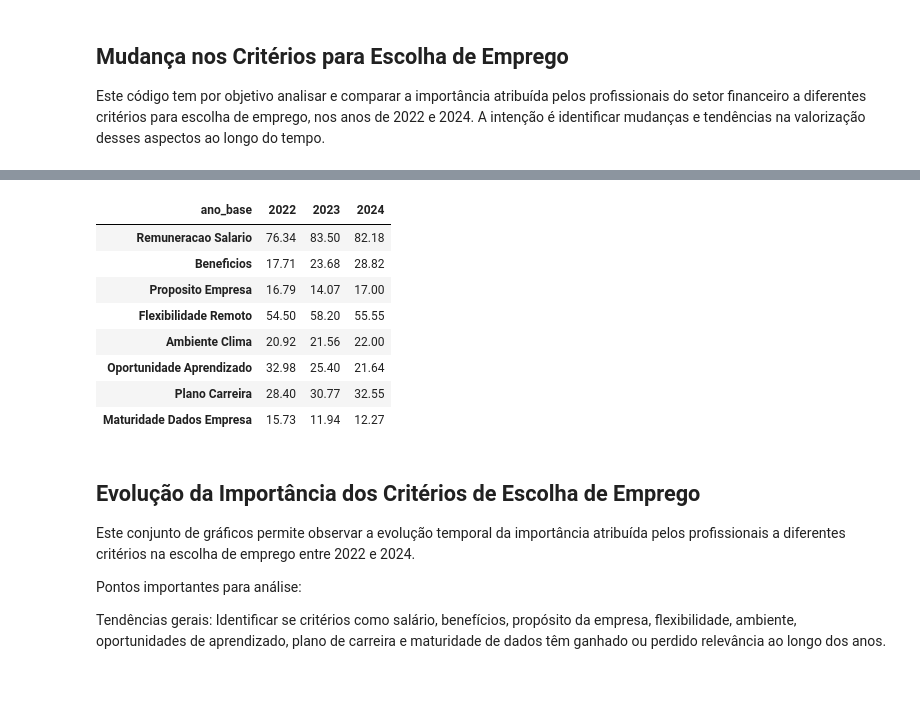
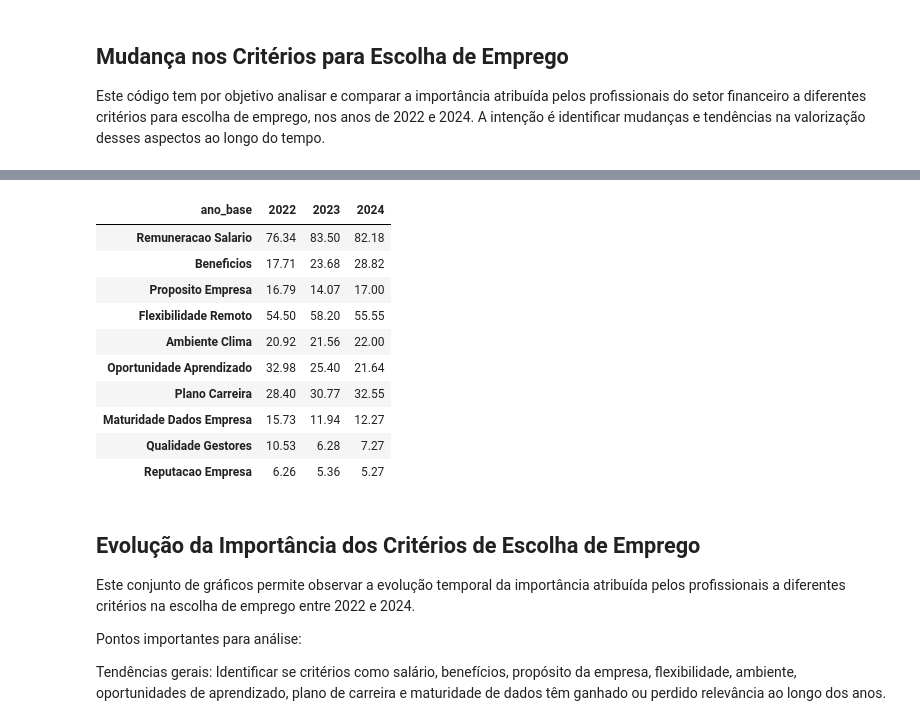
Before and after one commit to ThiagoVenturim/banco-vs-fintech, a Jupyter notebook: src/Cópia_de_EDA.ipynb, the cells around one changed output, grey strips where cells are left out. Saved outputs shown, nothing was run; the diff lists cells and outputs as text; code cells hidden in the pictures; blank space fills up the shorter version.

```diff
--- a/src/Cópia_de_EDA.ipynb
+++ b/src/Cópia_de_EDA.ipynb
@@ -1601,6 +1637,20 @@ fig.show()
 
 Este código tem por objetivo analisar e comparar a importância atribuída pelos profissionais do setor financeiro a diferentes critérios para escolha de emprego, nos anos de 2022 e 2024. A intenção é identificar mudanças e tendências na valorização desses aspectos ao longo do tempo.
 # %%
+# Define the list of columns related to job choice criteria
+critérios_cols = [
+    'criterio_escolha_remuneracao_salario',
+    'criterio_escolha_beneficios',
+    'criterio_escolha_proposito_empresa',
+    'criterio_escolha_flexibilidade_remoto',
+    'criterio_escolha_ambiente_clima',
+    'criterio_escolha_oportunidade_aprendizado',
+    'criterio_escolha_plano_carreira',
+    'criterio_escolha_maturidade_dados_empresa',
+    'criterio_escolha_qualidade_gestores',
+    'criterio_escolha_reputacao_empresa'
+]
+
 # 1. Filtrar dados de 2022, 2023 e 2024
 df_critérios = df_financeiro[df_financeiro['ano_base'].isin([2022, 2023, 2024])]
 
@@ -1638,33 +1688,35 @@ fig.update_layout(
     height=600,
     width=1100,
     margin=dict(l=250) # Aumenta a margem esquerda para os rótulos não serem cortados
 )
 
 # 6. Formatar o texto nas barras e a grade do eixo X
 fig.update_traces(
     texttemplate='%{x:.1f}%', # Formato com uma casa decimal e '%'
     textposition='outside'    # Coloca o texto à direita da barra
 )
 fig.update_xaxes(showgrid=True, gridwidth=1, gridcolor='LightGray')
 
 
 fig.show()
 
 
 
 # 8. Exibir a tabela transposta (como no seu código original)
 display(critérios_summary.T)
 # %% [output]
 [interactive output not drawn]
 | ano_base | 2022 | 2023 | 2024 |
 | Remuneracao Salario | 76.34 | 83.50 | 82.18 |
 | Beneficios | 17.71 | 23.68 | 28.82 |
 | Proposito Empresa | 16.79 | 14.07 | 17.00 |
 | Flexibilidade Remoto | 54.50 | 58.20 | 55.55 |
 | Ambiente Clima | 20.92 | 21.56 | 22.00 |
 | Oportunidade Aprendizado | 32.98 | 25.40 | 21.64 |
 | Plano Carreira | 28.40 | 30.77 | 32.55 |
 | Maturidade Dados Empresa | 15.73 | 11.94 | 12.27 |
+| Qualidade Gestores | 10.53 | 6.28 | 7.27 |
+| Reputacao Empresa | 6.26 | 5.36 | 5.27 |
 # %% [markdown]
 ## Evolução da Importância dos Critérios de Escolha de Emprego
 
```
Also changed, not shown: parts of 13 cells of this notebook.
